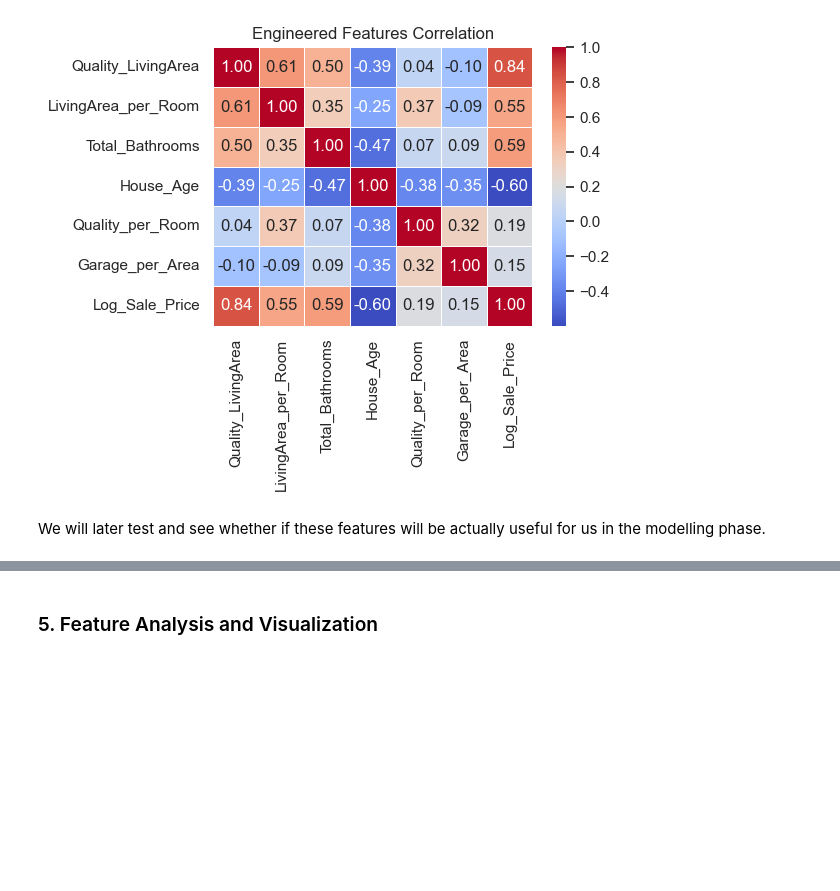
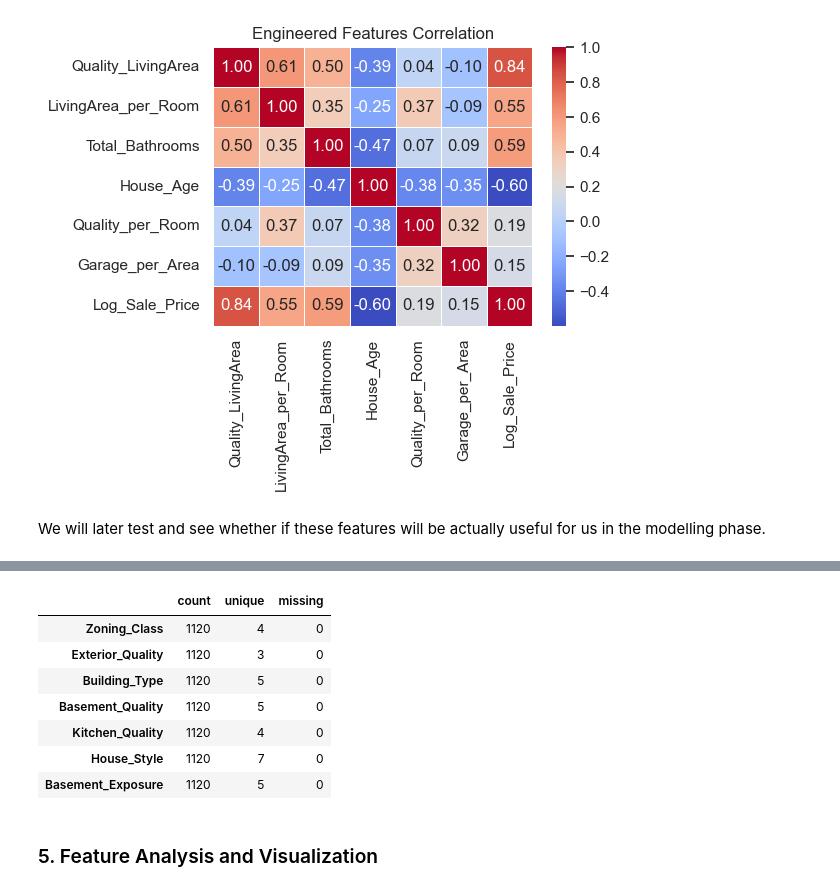
Before and after one commit to b-4her/2010-house-price-prediction, a Jupyter notebook: EDA.ipynb, the cells around one changed output, grey strips where cells are left out. Saved outputs shown, nothing was run; the diff lists cells and outputs as text; code cells hidden in the pictures; blank space fills up the shorter version.

```diff
--- a/EDA.ipynb
+++ b/EDA.ipynb
@@ -1135,3 +1194,32 @@ We will later test and see whether if these features will be actually useful for
+# %%
+# Categorical Summary Stats
+
+cat_cols = [
+    "Zoning_Class",
+    "Exterior_Quality",
+    "Building_Type",
+    "Basement_Quality",
+    "Kitchen_Quality",
+    "House_Style",
+    "Basement_Exposure"
+]
+
+cat_summary = pd.DataFrame({
+    "count": df[cat_cols].count(),
+    "unique": df[cat_cols].nunique(),
+    "missing": df[cat_cols].isnull().sum()
+})
+
+display(cat_summary)
+# %% [output]
+|  | count | unique | missing |
+| Zoning_Class | 1120 | 4 | 0 |
+| Exterior_Quality | 1120 | 3 | 0 |
+| Building_Type | 1120 | 5 | 0 |
+| Basement_Quality | 1120 | 5 | 0 |
+| Kitchen_Quality | 1120 | 4 | 0 |
+| House_Style | 1120 | 7 | 0 |
+| Basement_Exposure | 1120 | 5 | 0 |
 # %% [markdown]
 ### 5. Feature Analysis and Visualization
 # %%
```
Also changed, not shown: parts of 5 cells of this notebook, 2 other files.
